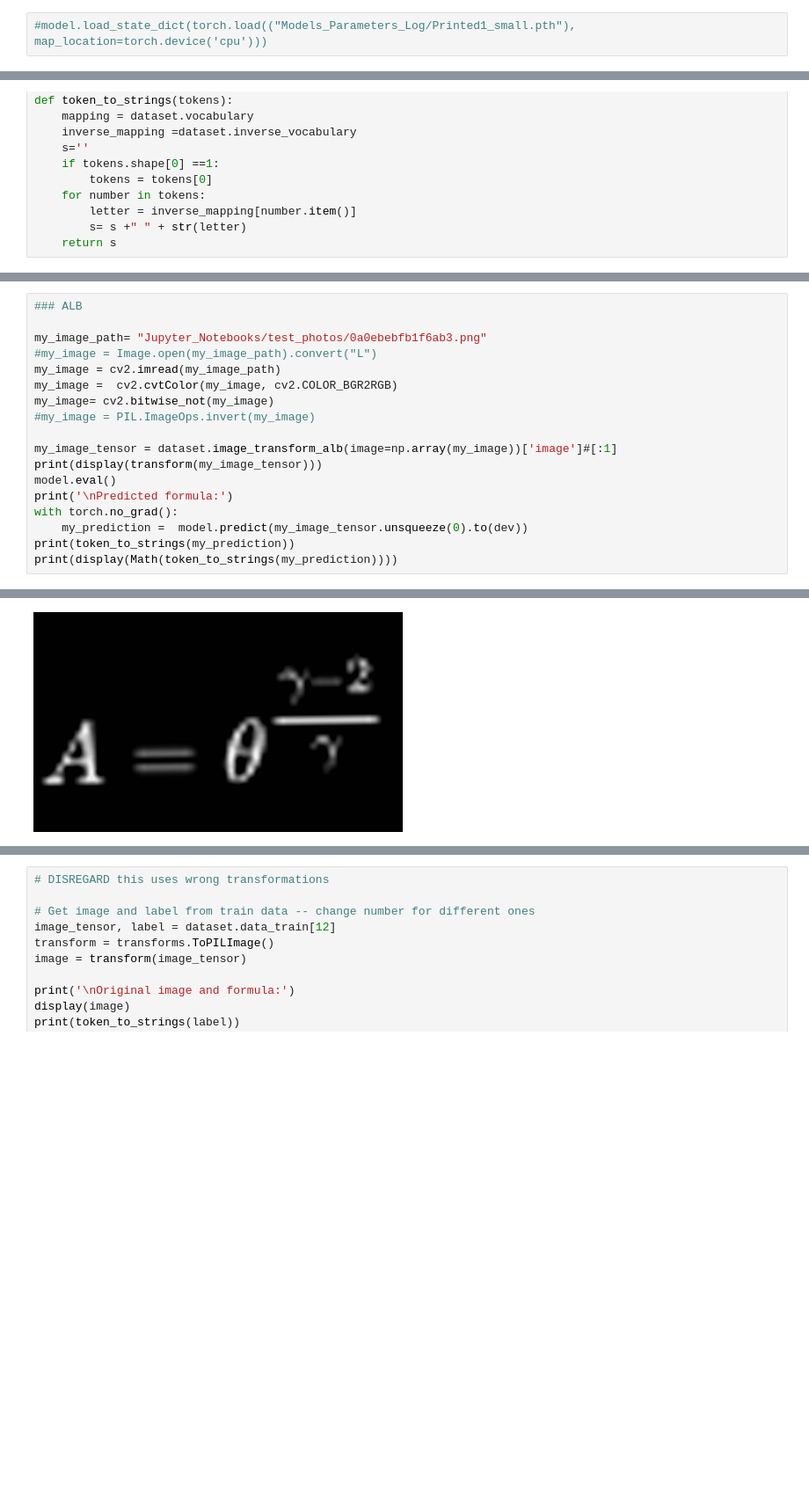
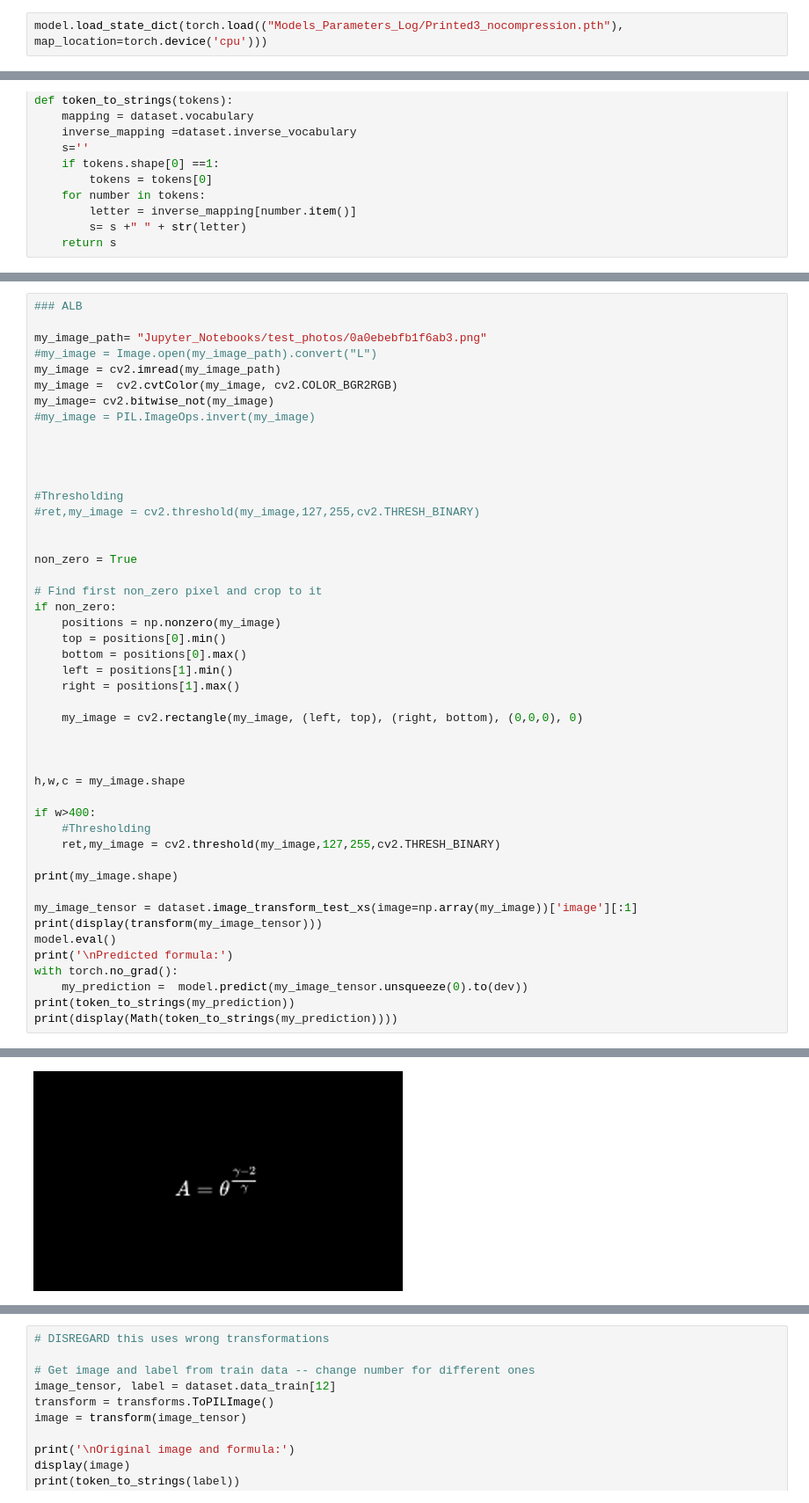
Before and after one commit to gmarus777/image-to-tex-OCR, a Jupyter notebook: Jupyter_Notebooks/LOCAL_INFERENCE.ipynb, the cells around one changed output, grey strips where cells are left out. Shown at 88% size. Drawn from its saved outputs; the diff is of its cells as text; blank space fills up the shorter version.

Commit message:
added various sizes for test image transforms

```diff
--- a/Jupyter_Notebooks/LOCAL_INFERENCE.ipynb
+++ b/Jupyter_Notebooks/LOCAL_INFERENCE.ipynb
@@ -68,4 +79,4 @@ Padding <P> goes to index  2
 # %%
 model = ResNetTransformer(dataset=dataset).to(dev)
 # %%
-#model.load_state_dict(torch.load(("Models_Parameters_Log/Printed1_small.pth"), map_location=torch.device('cpu')))
+model.load_state_dict(torch.load(("Models_Parameters_Log/Printed3_nocompression.pth"), map_location=torch.device('cpu')))
@@ -219,7 +382,36 @@ my_image =  cv2.cvtColor(my_image, cv2.COLOR_BGR2RGB)
 my_image= cv2.bitwise_not(my_image)
 #my_image = PIL.ImageOps.invert(my_image)
 
-my_image_tensor = dataset.image_transform_alb(image=np.array(my_image))['image']#[:1]
+
+
+
+#Thresholding
+#ret,my_image = cv2.threshold(my_image,127,255,cv2.THRESH_BINARY)
+
+
+non_zero = True
+
+# Find first non_zero pixel and crop to it
+if non_zero:
+    positions = np.nonzero(my_image)
+    top = positions[0].min()
+    bottom = positions[0].max()
+    left = positions[1].min()
+    right = positions[1].max()
+
+    my_image = cv2.rectangle(my_image, (left, top), (right, bottom), (0,0,0), 0)
+
+
+
+h,w,c = my_image.shape
+
+if w>400:
+    #Thresholding
+    ret,my_image = cv2.threshold(my_image,127,255,cv2.THRESH_BINARY)
+
+print(my_image.shape)
+
+my_image_tensor = dataset.image_transform_test_xs(image=np.array(my_image))['image'][:1]
 print(display(transform(my_image_tensor)))
 model.eval()
 print('\nPredicted formula:')
@@ -231 +424 @@ print(display(Math(token_to_strings(my_prediction))))
-[figure, old version]
+[figure, new version]
```
Also changed, not shown: parts of 14 cells of this notebook, 4 other files.
